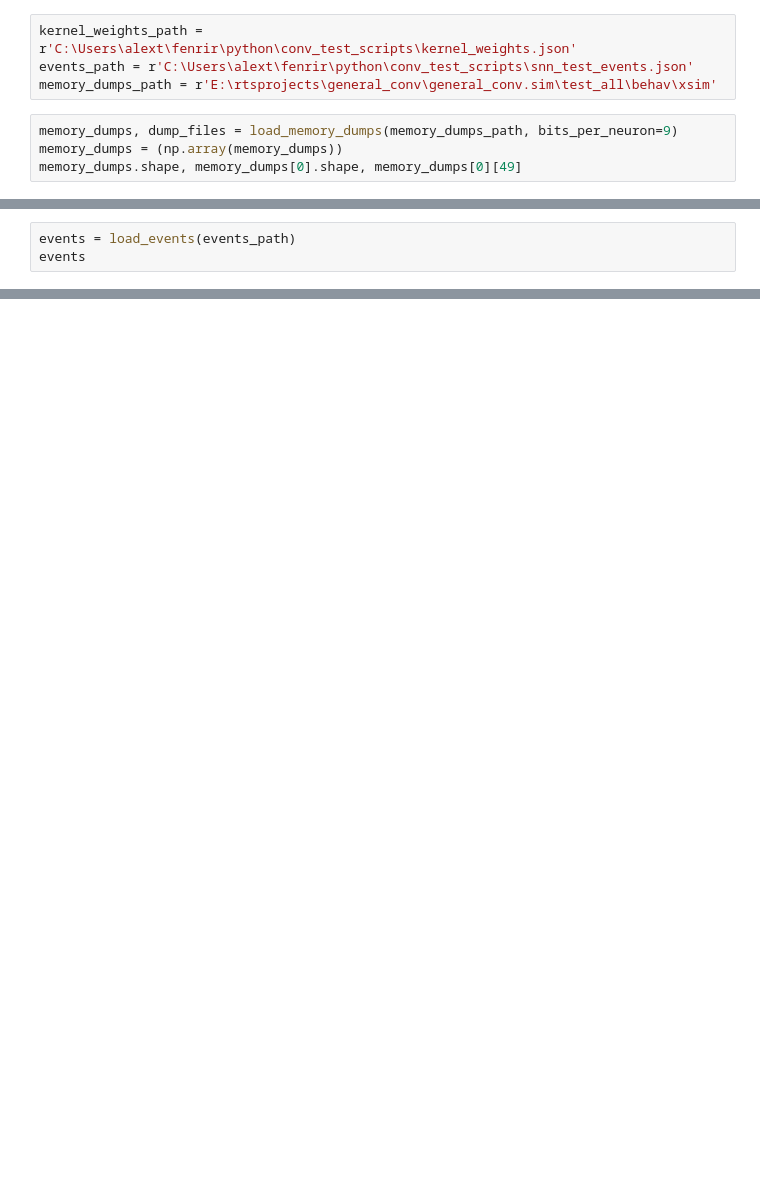
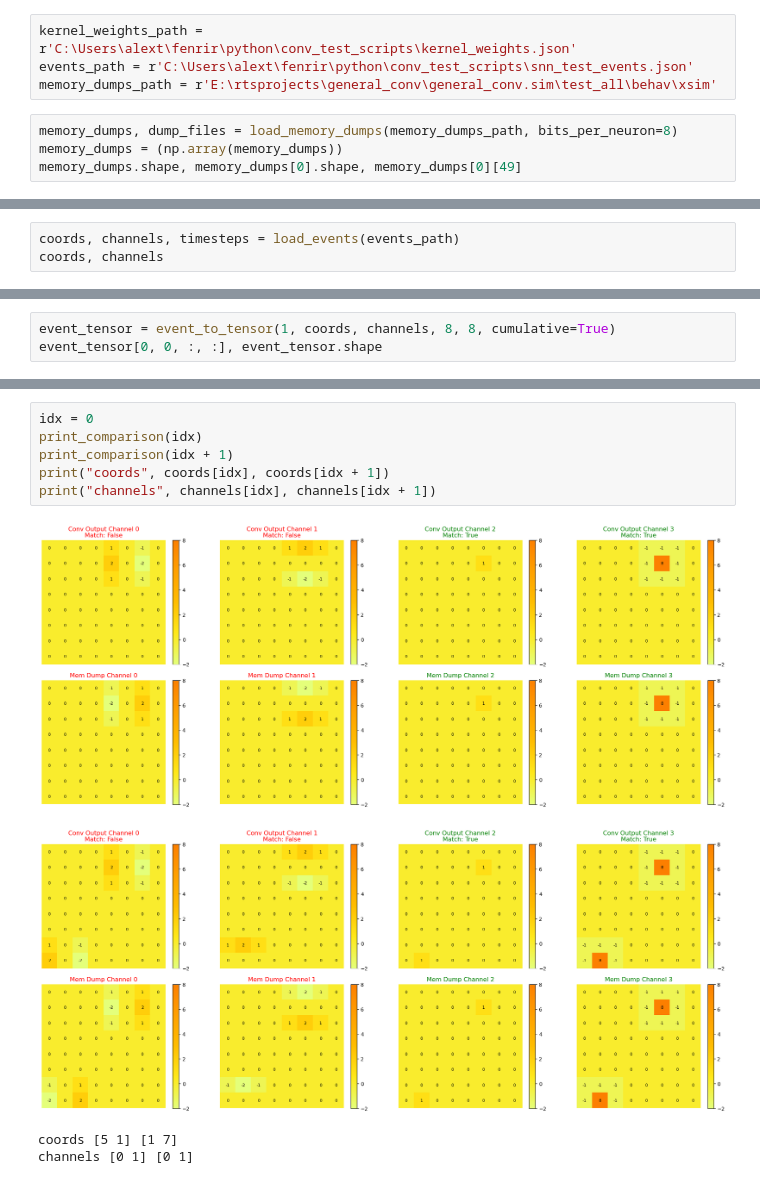
Before and after one commit to apedersen00/fenrir, a Jupyter notebook: python/notebooks/conv_verify.ipynb, the cells around one changed output, grey strips where cells are left out. Saved outputs shown, nothing was run; the diff lists cells and outputs as text; blank space fills up the shorter version.

```diff
--- a/python/notebooks/conv_verify.ipynb
+++ b/python/notebooks/conv_verify.ipynb
@@ -274,7 +415,7 @@ kernel_weights_path = r'C:\Users\alext\fenrir\python\conv_test_scripts\kernel_we
 events_path = r'C:\Users\alext\fenrir\python\conv_test_scripts\snn_test_events.json'
 memory_dumps_path = r'E:\rtsprojects\general_conv\general_conv.sim\test_all\behav\xsim'
 # %%
-memory_dumps, dump_files = load_memory_dumps(memory_dumps_path, bits_per_neuron=9)
+memory_dumps, dump_files = load_memory_dumps(memory_dumps_path, bits_per_neuron=8)
 memory_dumps = (np.array(memory_dumps))
 memory_dumps.shape, memory_dumps[0].shape, memory_dumps[0][49]
 # %% [output]
@@ -287,4 +428,4 @@ Conv2d(4, 4, kernel_size=(3, 3), stride=(1, 1), padding=(1, 1), bias=False)
 # %%
-events = load_events(events_path)
-events
+coords, channels, timesteps = load_events(events_path)
+coords, channels
 # %% [output]
@@ -306,0 +506,3 @@ bit_string
+# %%
+event_tensor = event_to_tensor(1, coords, channels, 8, 8, cumulative=True)
+event_tensor[0, 0, :, :], event_tensor.shape
@@ -306,0 +605,11 @@ bit_string
+# %%
+idx = 0
+print_comparison(idx)
+print_comparison(idx + 1)
+print("coords", coords[idx], coords[idx + 1])
+print("channels", channels[idx], channels[idx + 1])
+# %% [output]
+[figure, added]
+[figure, added]
+coords [5 1] [1 7]
+channels [0 1] [0 1]
```
Also changed, not shown: parts of 18 cells of this notebook, 13 other files.
